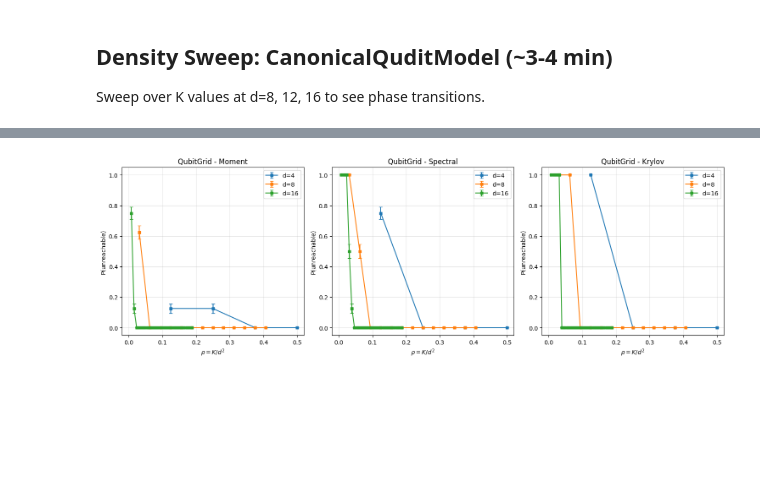
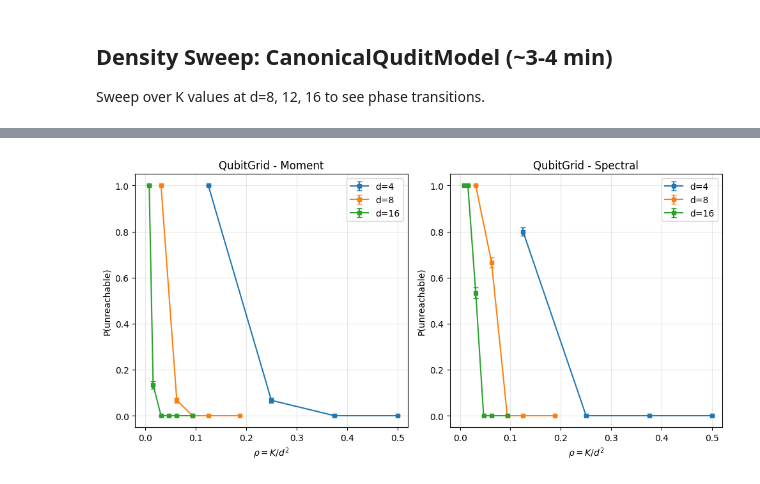
Before and after one commit to TomaszAnd/reachability, a Jupyter notebook: notebooks/quickstart.ipynb, the cells around one changed output, grey strips where cells are left out. Cells and saved outputs as stored; diff of their text form; code cells hidden in the pictures; blank space fills up the shorter version.

```diff
--- a/notebooks/quickstart.ipynb
+++ b/notebooks/quickstart.ipynb
@@ -67,4 +67,5 @@ for d in [8, 12, 16]:
         K_values = [2, 3, 5, 8, 12, 18, 25]
 
     K_values = [k for k in K_values if k <= K_max]
-    canonical_results[d] = sweep.run(K_values, criteria=['moment', 'spectral', 'krylov'])
+    canonical_results[d] = sweep.run(
+        K_values, criteria=['moment', 'spectral', 'krylov'], early_stop_zeros=3)
@@ -110,4 +139,6 @@ for d, (nx, ny) in lattice_configs.items():
         K_values = [2, 4, 8, 12, 16, 24, 32]
 
     K_values = [k for k in K_values if k <= L]
-    qubit_results[d] = sweep.run(K_values, criteria=['moment', 'spectral', 'krylov'])
+    # Krylov is uninformative for QubitGrid (see note below)
+    qubit_results[d] = sweep.run(
+        K_values, criteria=['moment', 'spectral'], early_stop_zeros=3)
@@ -114,20 +163,20 @@ for d, (nx, ny) in lattice_configs.items():
 # %%
-fig, axes = plt.subplots(1, 3, figsize=(15, 5))
-for ax, crit in zip(axes, ['moment', 'spectral', 'krylov']):
+fig, axes = plt.subplots(1, 2, figsize=(10, 5))
+for ax, crit in zip(axes, ['moment', 'spectral']):
     for d, df in qubit_results.items():
         if len(df) == 0:
             continue
         ax.errorbar(df['rho'], df[f'{crit}_P'], yerr=df[f'{crit}_sem'],
                     fmt='s-', label=f'd={d}', capsize=3, markersize=4)
     ax.set_xlabel(r'$\rho = K/d^2$')
     ax.set_ylabel('P(unreachable)')
     ax.set_title(f'QubitGrid - {crit.capitalize()}')
     ax.legend()
     ax.grid(True, alpha=0.3)
     ax.set_ylim(-0.05, 1.05)
     ax.set_xlim(-0.02, 0.52)
 plt.tight_layout()
 plt.savefig('../fig/quickstart_qubitgrid.png', dpi=150, bbox_inches='tight')
 plt.show()
 # %% [output]
-[figure, old version]
+[figure, new version]
```
Also changed, not shown: parts of 5 cells of this notebook, 3 other files.
